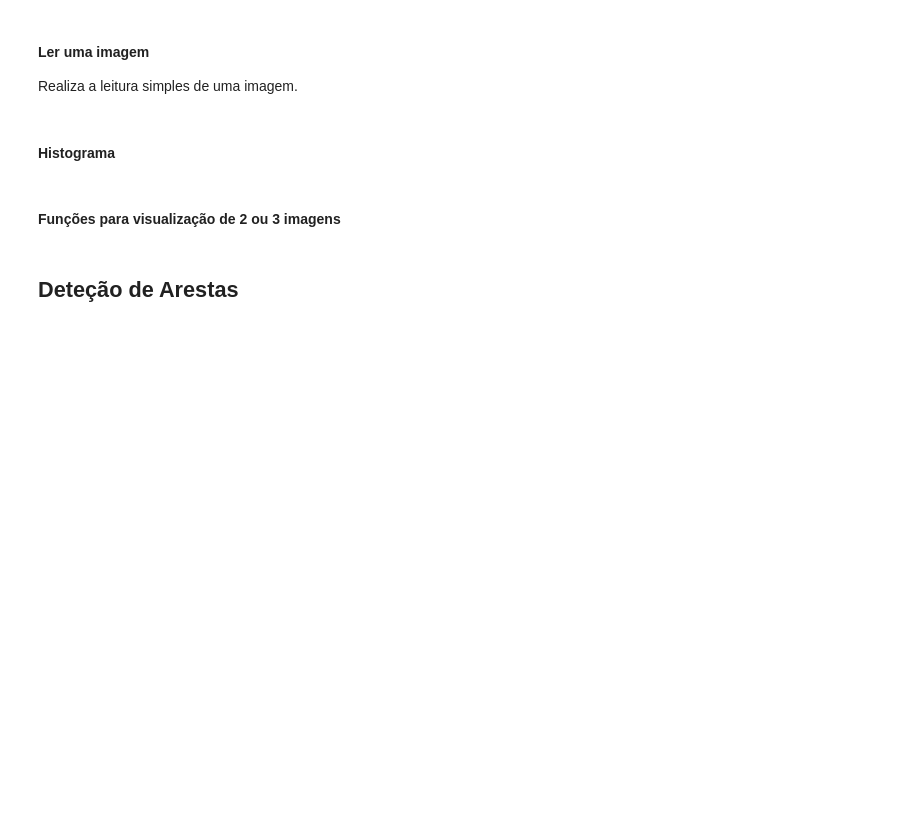
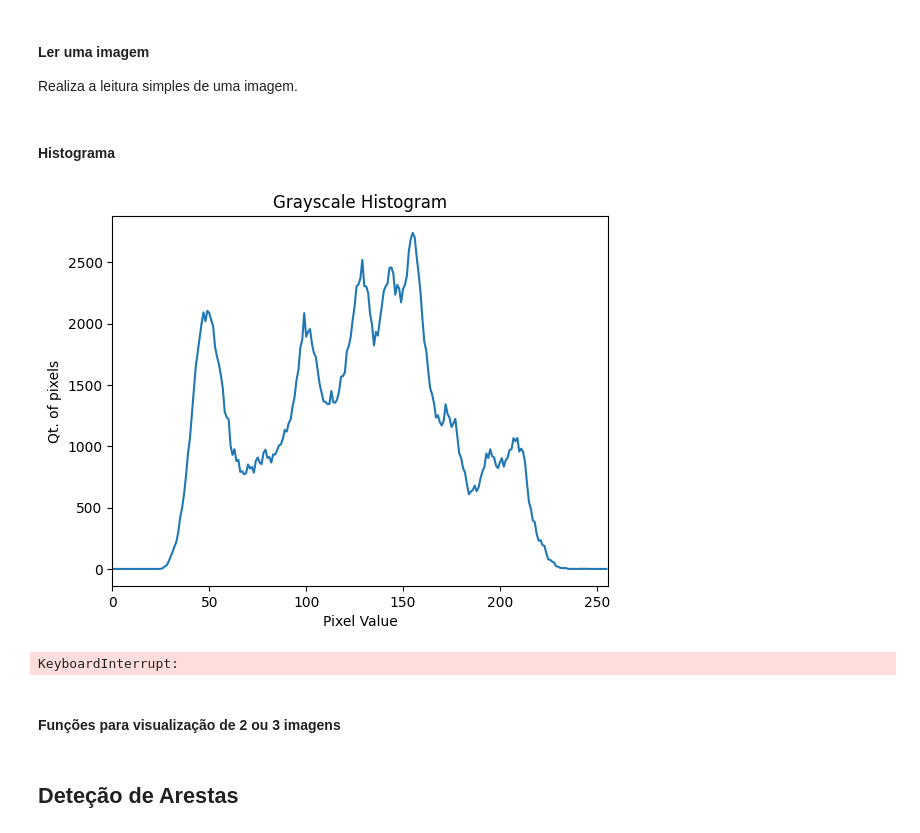
Before and after one commit to TiagoJCP/Visual_Image_Processing, a Jupyter notebook: ComputerVision/4-ComputerVision.ipynb, the cells around one changed output. Cells and saved outputs as stored; diff of their text form; code cells hidden in the pictures; blank space fills up the shorter version.

```diff
--- a/ComputerVision/4-ComputerVision.ipynb
+++ b/ComputerVision/4-ComputerVision.ipynb
@@ -46,18 +46,21 @@ def histogram_gray(img_hist_gray):
 # %%
 import cv2
 import matplotlib.pyplot as plt
 import numpy as np
 
 image = cv2.imread(r"Images\Lenna.png")
 gray_image = cv2.cvtColor(image, cv2.COLOR_BGR2GRAY)
 
 
 # Ler o histograma da imagem em escala de cinza
-
+histogram_gray(gray_image)
 
 cv2.imshow('Image of a Lenna Histogram', gray_image)
 cv2.waitKey(0)
 cv2.destroyAllWindows()
+# %% [output]
+[figure, added]
+KeyboardInterrupt:
 # %% [markdown]
 #### Funções para visualização de 2 ou 3 imagens
 # %%
```
Also changed, not shown: parts of 12 cells of this notebook.
